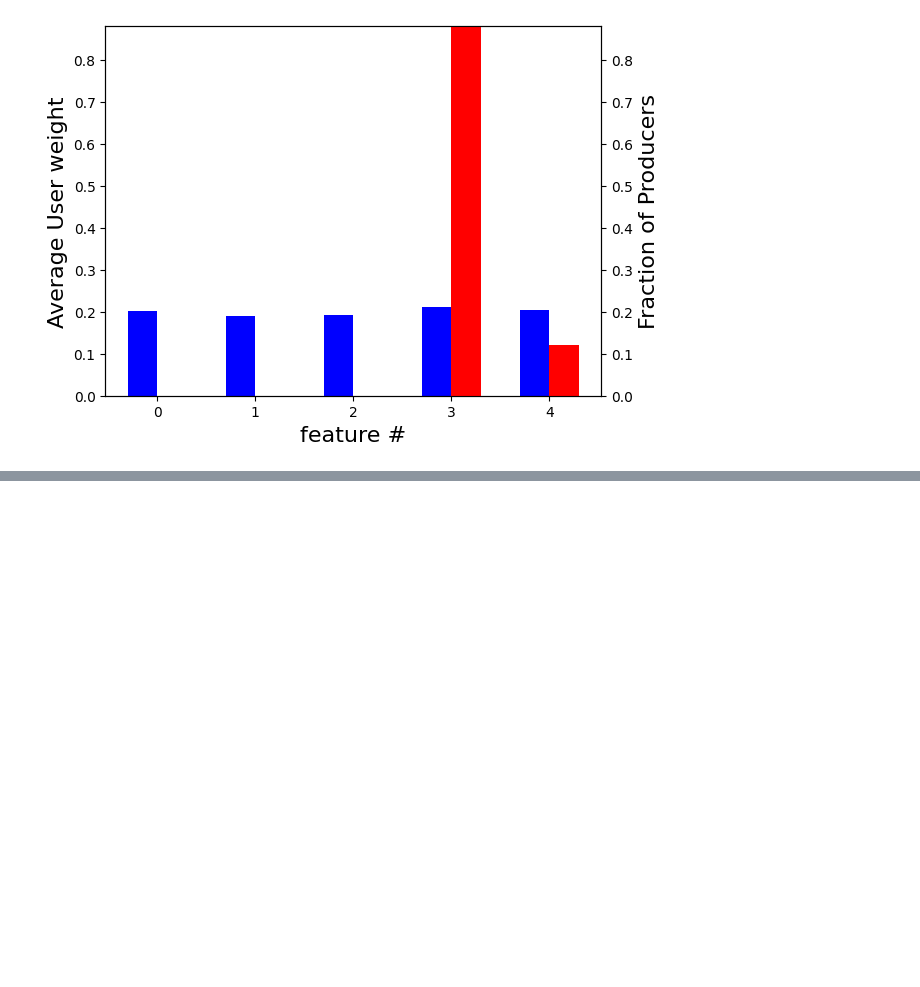
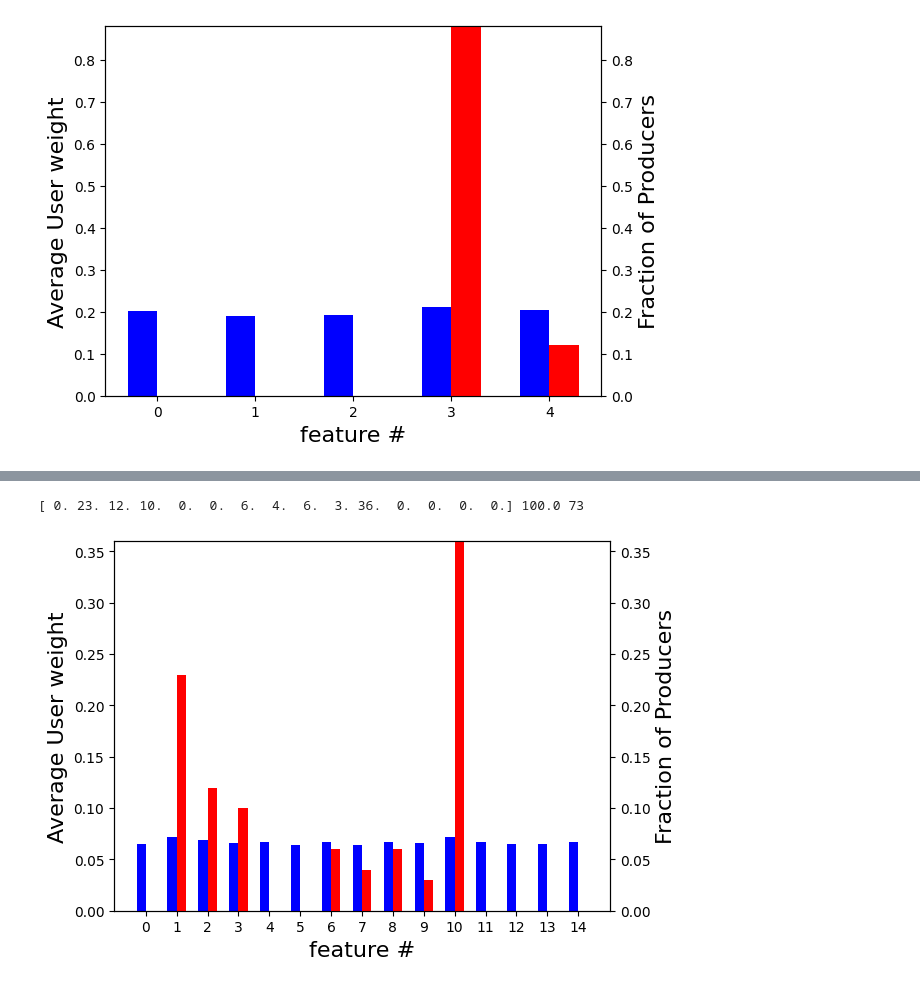
Before and after one commit to krishnacharya/recsys_eq, a Jupyter notebook: notebooks/NE_movielens_d51015_100prods.ipynb, the cells around one changed output, grey strips where cells are left out. Drawn from its saved outputs; the diff is of its cells as text; code cells hidden in the pictures; blank space fills up the shorter version.

```diff
--- a/notebooks/NE_movielens_d51015_100prods.ipynb
+++ b/notebooks/NE_movielens_d51015_100prods.ipynb
@@ -51,0 +64,9 @@ user_producer_2bar_plot(NE_compact / num_prods, nue10.sum(axis=0) / num_users, '
+# %%
+PEng = ProducersEngagementGame(num_producers = num_prods, users = Users(nue15), prob = 'linear')
+NE, NE_compact, iters = PEng.best_response_dynamics()
+print(NE_compact, NE_compact.sum(), iters)
+
+user_producer_2bar_plot(NE_compact / num_prods, nue15.sum(axis=0) / num_users, '../plots/linear_15dim_100prod_movielens_udpd.pdf')
+# %% [output]
+[ 0. 23. 12. 10.  0.  0.  6.  4.  6.  3. 36.  0.  0.  0.  0.] 100.0 73
+[figure, added]
```
Also changed, not shown: parts of 3 cells of this notebook, 5 other files.
